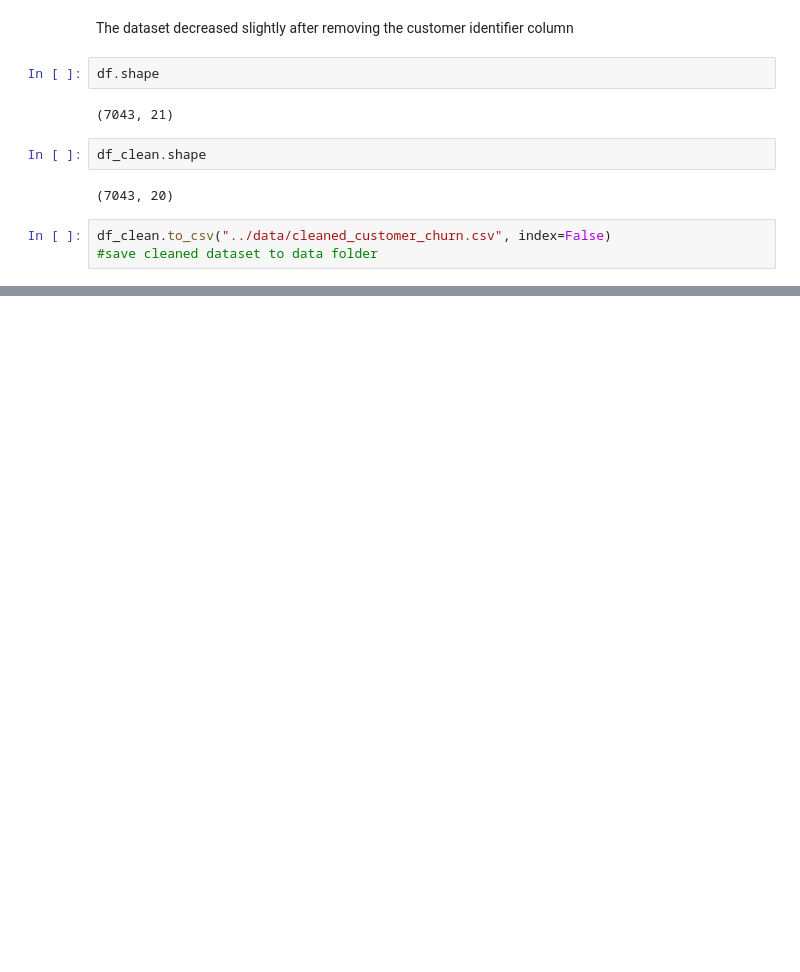
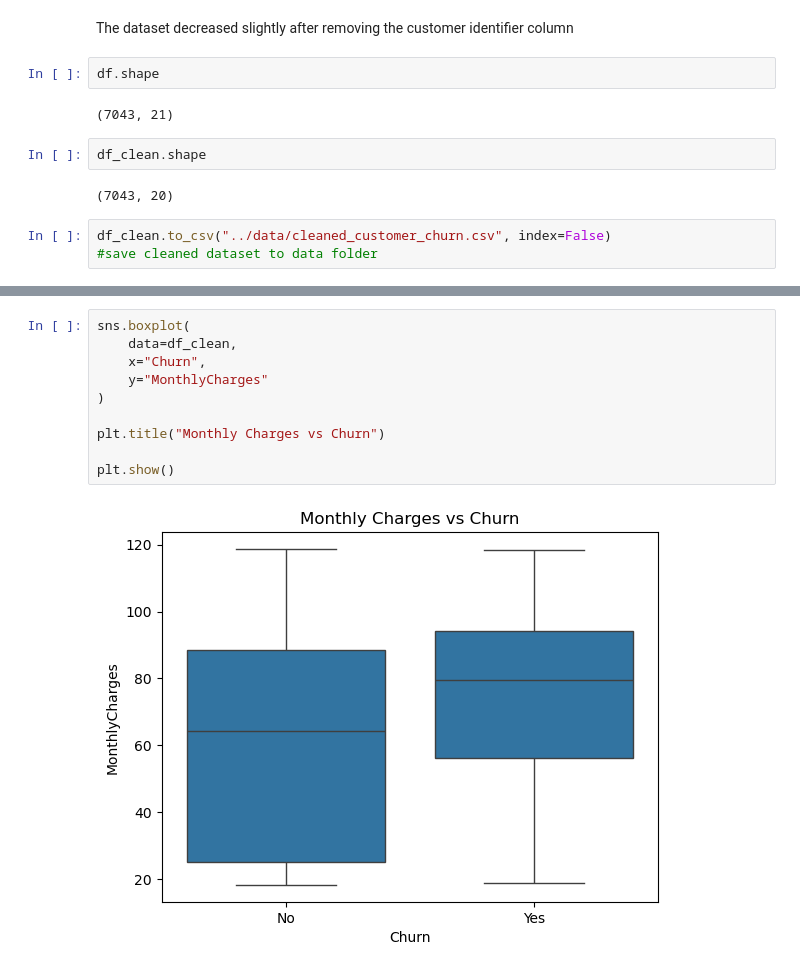
Before and after one commit to Moyo3011/customer-churn-prediction, a Jupyter notebook: customer_churn_analysis.ipynb, the cells around one changed output, grey strips where cells are left out. Cells and saved outputs as stored; diff of their text form; blank space fills up the shorter version.

```diff
--- a/customer_churn_analysis.ipynb
+++ b/customer_churn_analysis.ipynb
@@ -208,0 +317,12 @@ df_clean.to_csv("../data/cleaned_customer_churn.csv", index=False)
+# %%
+sns.boxplot(
+    data=df_clean,
+    x="Churn",
+    y="MonthlyCharges"
+)
+
+plt.title("Monthly Charges vs Churn")
+
+plt.show()
+# %% [output]
+[figure, added]
```
Also changed, not shown: parts of 24 cells of this notebook.
